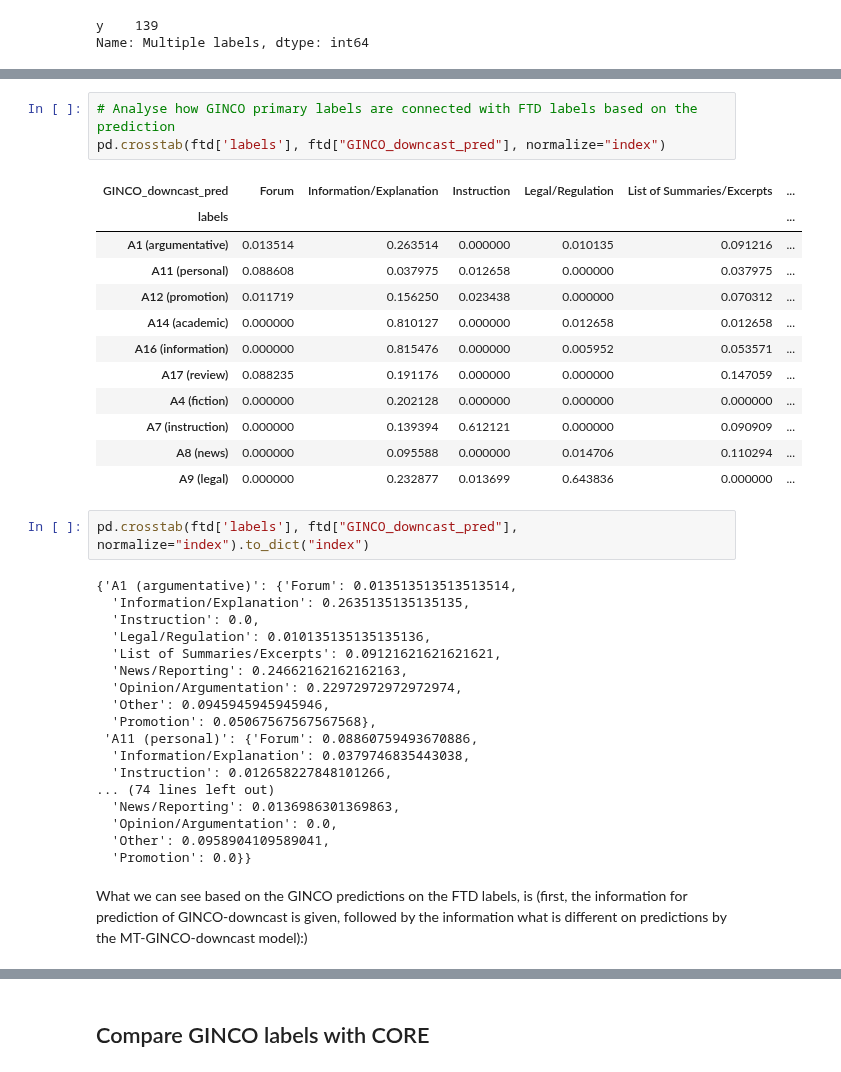
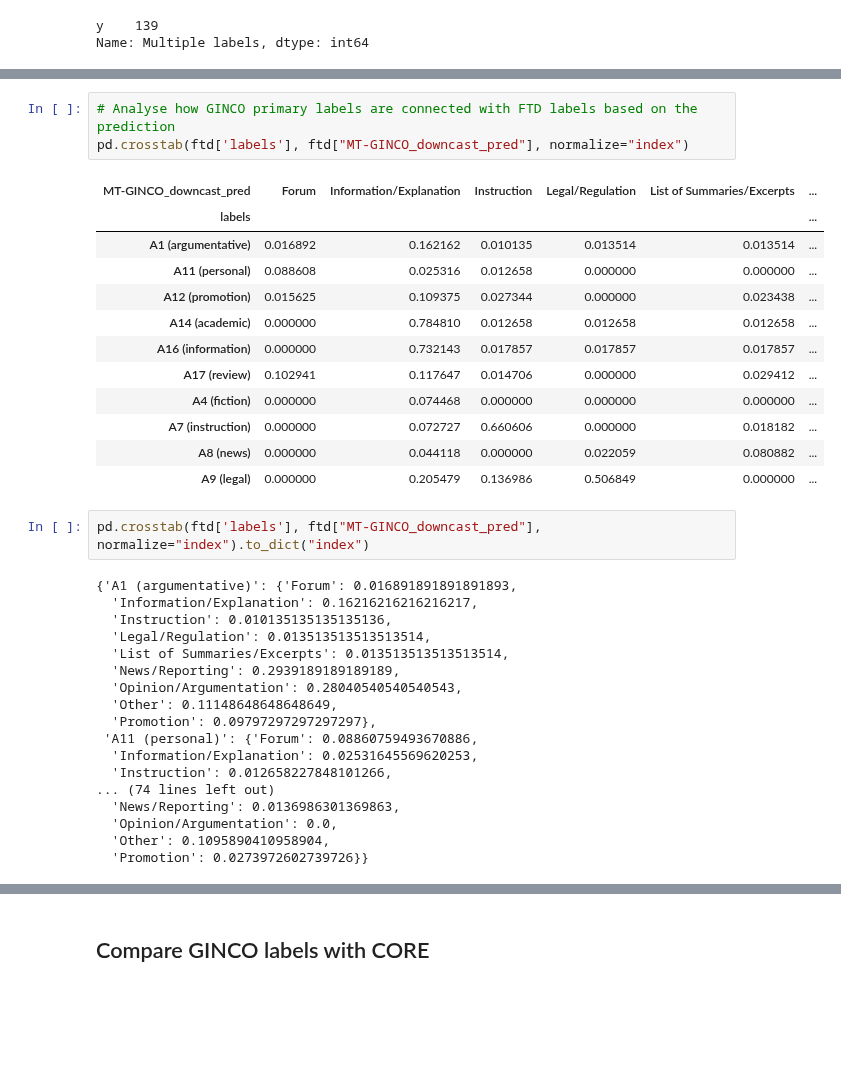
Before and after one commit to TajaKuzman/Genre-Datasets-Comparison, a Jupyter notebook: 3.2-Compare-GINCO-labels-on-other-datasets.ipynb, the cells around one changed output, grey strips where cells are left out. Saved outputs shown, nothing was run; the diff lists cells and outputs as text; blank space fills up the shorter version.

Commit message:
CORE testing and comparing GINCO and FTD

```diff
--- a/3.2-Compare-GINCO-labels-on-other-datasets.ipynb
+++ b/3.2-Compare-GINCO-labels-on-other-datasets.ipynb
@@ -59,39 +59,37 @@ ftd.describe(include="all")
 | max | NaN | NaN | NaN | NaN | 146922.000000 | NaN | NaN | ... |
 # %%
 # Analyse how GINCO primary labels are connected with FTD labels based on the prediction
-pd.crosstab(ftd['labels'], ftd["GINCO_downcast_pred"], normalize="index")
+pd.crosstab(ftd['labels'], ftd["MT-GINCO_downcast_pred"], normalize="index")
 # %% [output]
-| GINCO_downcast_pred | Forum | Information/Explanation | Instruction | Legal/Regulation | List of Summaries/Excerpts | ... |
+| MT-GINCO_downcast_pred | Forum | Information/Explanation | Instruction | Legal/Regulation | List of Summaries/Excerpts | ... |
 | labels |  |  |  |  |  | ... |
-| A1 (argumentative) | 0.013514 | 0.263514 | 0.000000 | 0.010135 | 0.091216 | ... |
-| A11 (personal) | 0.088608 | 0.037975 | 0.012658 | 0.000000 | 0.037975 | ... |
-| A12 (promotion) | 0.011719 | 0.156250 | 0.023438 | 0.000000 | 0.070312 | ... |
-| A14 (academic) | 0.000000 | 0.810127 | 0.000000 | 0.012658 | 0.012658 | ... |
-| A16 (information) | 0.000000 | 0.815476 | 0.000000 | 0.005952 | 0.053571 | ... |
-| A17 (review) | 0.088235 | 0.191176 | 0.000000 | 0.000000 | 0.147059 | ... |
-| A4 (fiction) | 0.000000 | 0.202128 | 0.000000 | 0.000000 | 0.000000 | ... |
-| A7 (instruction) | 0.000000 | 0.139394 | 0.612121 | 0.000000 | 0.090909 | ... |
-| A8 (news) | 0.000000 | 0.095588 | 0.000000 | 0.014706 | 0.110294 | ... |
-| A9 (legal) | 0.000000 | 0.232877 | 0.013699 | 0.643836 | 0.000000 | ... |
+| A1 (argumentative) | 0.016892 | 0.162162 | 0.010135 | 0.013514 | 0.013514 | ... |
+| A11 (personal) | 0.088608 | 0.025316 | 0.012658 | 0.000000 | 0.000000 | ... |
+| A12 (promotion) | 0.015625 | 0.109375 | 0.027344 | 0.000000 | 0.023438 | ... |
+| A14 (academic) | 0.000000 | 0.784810 | 0.012658 | 0.012658 | 0.012658 | ... |
+| A16 (information) | 0.000000 | 0.732143 | 0.017857 | 0.017857 | 0.017857 | ... |
+| A17 (review) | 0.102941 | 0.117647 | 0.014706 | 0.000000 | 0.029412 | ... |
+| A4 (fiction) | 0.000000 | 0.074468 | 0.000000 | 0.000000 | 0.000000 | ... |
+| A7 (instruction) | 0.000000 | 0.072727 | 0.660606 | 0.000000 | 0.018182 | ... |
+| A8 (news) | 0.000000 | 0.044118 | 0.000000 | 0.022059 | 0.080882 | ... |
+| A9 (legal) | 0.000000 | 0.205479 | 0.136986 | 0.506849 | 0.000000 | ... |
 # %%
-pd.crosstab(ftd['labels'], ftd["GINCO_downcast_pred"], normalize="index").to_dict("index")
+pd.crosstab(ftd['labels'], ftd["MT-GINCO_downcast_pred"], normalize="index").to_dict("index")
 # %% [output]
-{'A1 (argumentative)': {'Forum': 0.013513513513513514,
-  'Information/Explanation': 0.2635135135135135,
-  'Instruction': 0.0,
-  'Legal/Regulation': 0.010135135135135136,
-  'List of Summaries/Excerpts': 0.09121621621621621,
-  'News/Reporting': 0.24662162162162163,
-  'Opinion/Argumentation': 0.22972972972972974,
-  'Other': 0.0945945945945946,
-  'Promotion': 0.05067567567567568},
+{'A1 (argumentative)': {'Forum': 0.016891891891891893,
+  'Information/Explanation': 0.16216216216216217,
+  'Instruction': 0.010135135135135136,
+  'Legal/Regulation': 0.013513513513513514,
+  'List of Summaries/Excerpts': 0.013513513513513514,
+  'News/Reporting': 0.2939189189189189,
+  'Opinion/Argumentation': 0.28040540540540543,
+  'Other': 0.11148648648648649,
+  'Promotion': 0.09797297297297297},
  'A11 (personal)': {'Forum': 0.08860759493670886,
-  'Information/Explanation': 0.0379746835443038,
+  'Information/Explanation': 0.02531645569620253,
   'Instruction': 0.012658227848101266,
 ... (74 lines left out)
   'News/Reporting': 0.0136986301369863,
   'Opinion/Argumentation': 0.0,
-  'Other': 0.0958904109589041,
-  'Promotion': 0.0}}
+  'Other': 0.1095890410958904,
+  'Promotion': 0.0273972602739726}}
-# %% [markdown]
-What we can see based on the GINCO predictions on the FTD labels, is (first, the information for prediction of GINCO-downcast is given, followed by the information what is different on predictions by the MT-GINCO-downcast model):)
```
Also changed, not shown: parts of 1 cell of this notebook, 3 other files.
